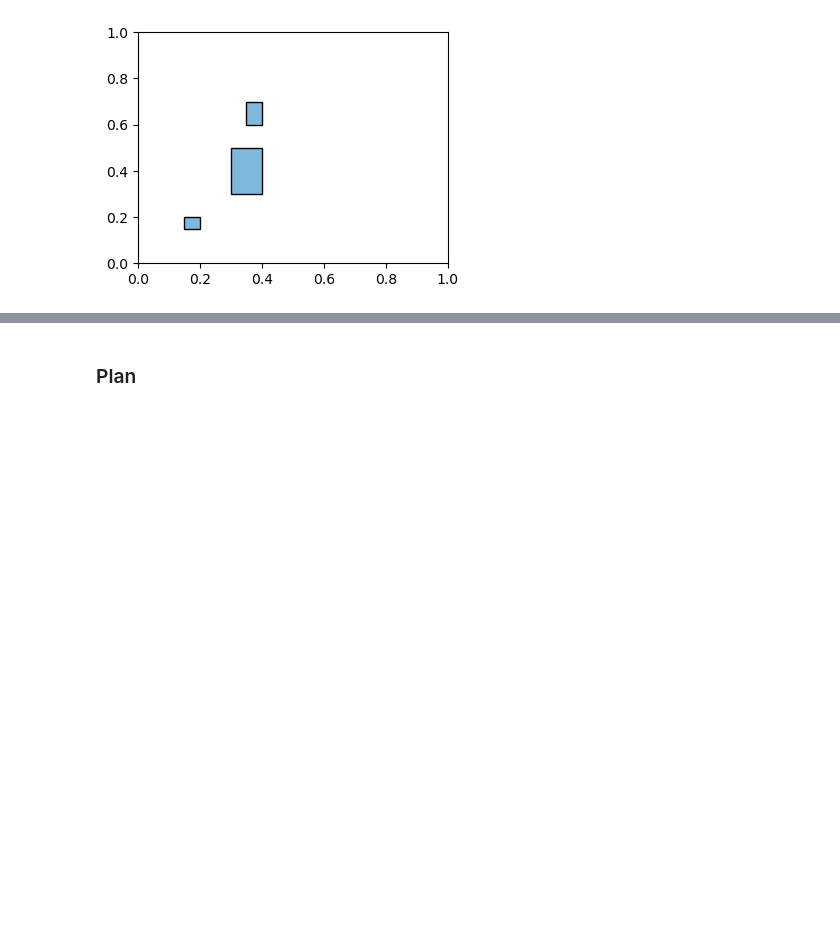
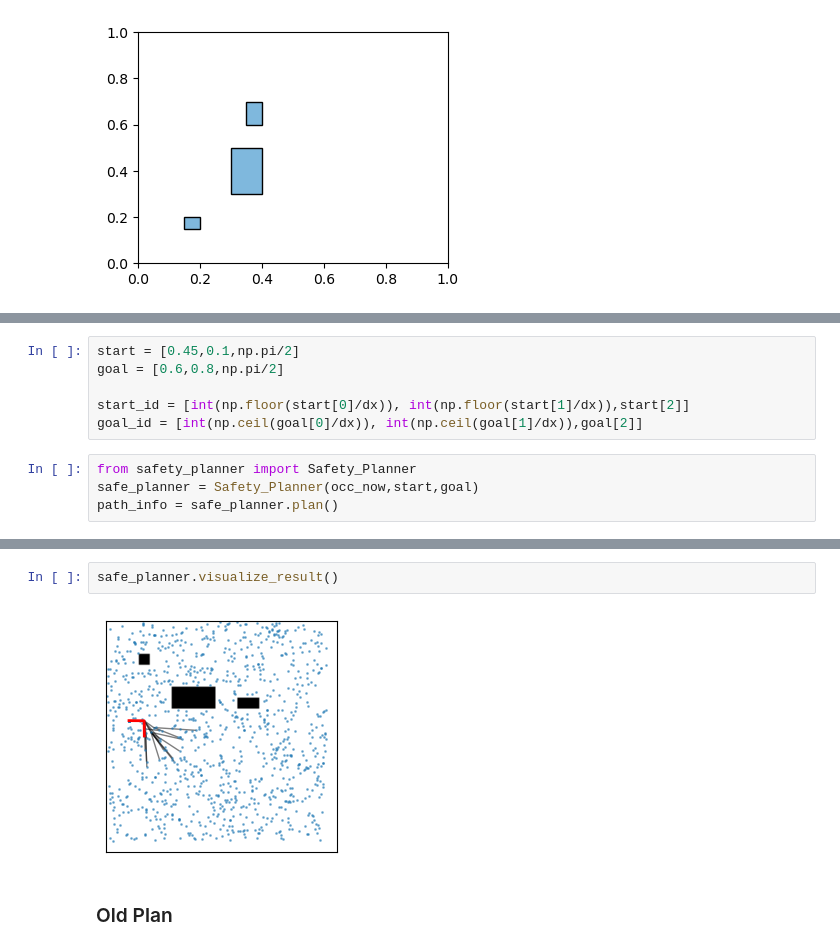
Before and after one commit to irom-lab/perception-guarantees, a Jupyter notebook: planning/plan.example.ipynb, the cells around one changed output, grey strips where cells are left out. Drawn from its saved outputs; the diff is of its cells as text; blank space fills up the shorter version.

```diff
--- a/planning/plan.example.ipynb
+++ b/planning/plan.example.ipynb
@@ -58,0 +55,10 @@ plt.imshow(map_design, cmap="gray") # gets flipped
+# %%
+start = [0.45,0.1,np.pi/2]
+goal = [0.6,0.8,np.pi/2]
+
+start_id = [int(np.floor(start[0]/dx)), int(np.floor(start[1]/dx)),start[2]]
+goal_id = [int(np.ceil(goal[0]/dx)), int(np.ceil(goal[1]/dx)),goal[2]]
+# %%
+from safety_planner import Safety_Planner
+safe_planner = Safety_Planner(occ_now,start,goal)
+path_info = safe_planner.plan()
@@ -59,2 +83,6 @@ plt.imshow(map_design, cmap="gray") # gets flipped
+# %%
+safe_planner.visualize_result()
+# %% [output]
+[figure, added]
 # %% [markdown]
-### Plan
+### Old Plan
```
Also changed, not shown: parts of 7 cells of this notebook, 5 other files.
